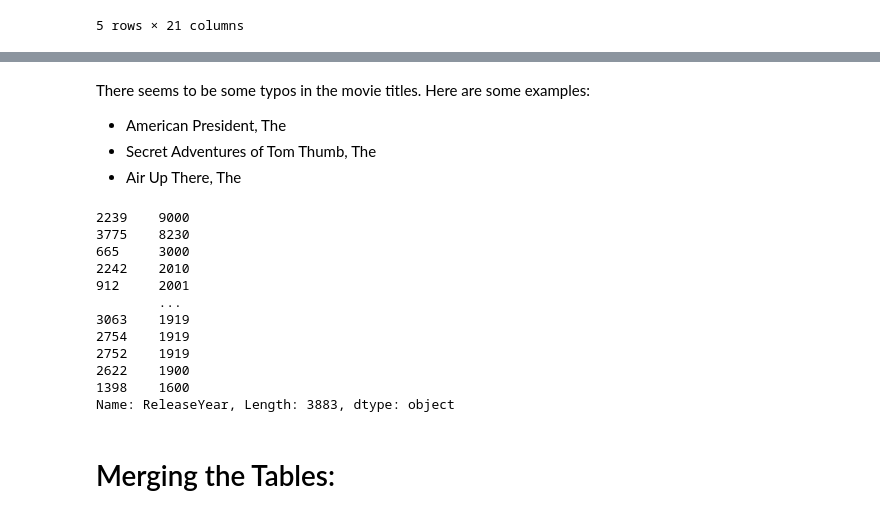
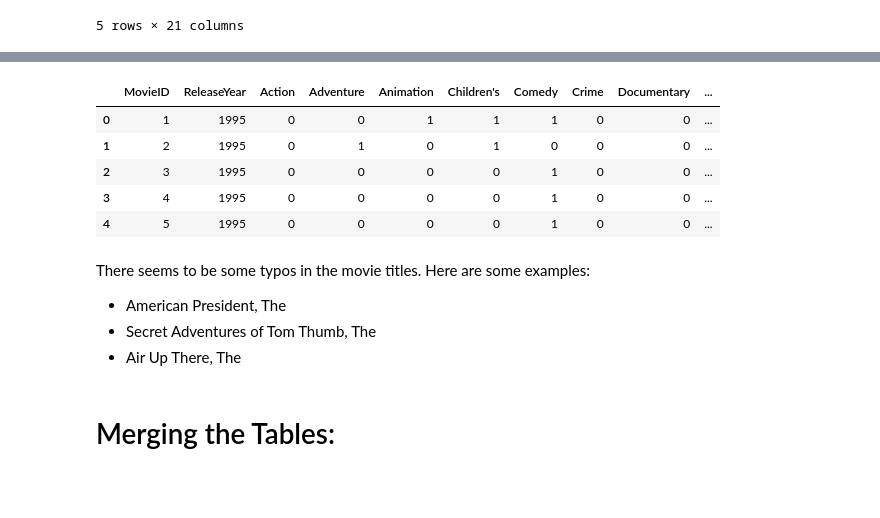
Before and after one commit to squink2002/Movie-Recommendation-System-Project, a Jupyter notebook: code/movie_recommendation_system.ipynb, the cells around one changed output, grey strips where cells are left out. Cells and saved outputs as stored; diff of their text form; code cells hidden in the pictures; blank space fills up the shorter version.

```diff
--- a/code/movie_recommendation_system.ipynb
+++ b/code/movie_recommendation_system.ipynb
@@ -355,3 +392,18 @@ movies.head()
+# %%
+# Creating movie look up table:
+movie_lookup = movies[['MovieID', 'Title']]
+movie_lookup
+
+# Dropping the title from movie table:
+movies = movies.drop('Title', axis= 1)
+movies.head()
+# %% [output]
+|  | MovieID | ReleaseYear | Action | Adventure | Animation | Children's | Comedy | Crime | Documentary | ... |
+| 0 | 1 | 1995 | 0 | 0 | 1 | 1 | 1 | 0 | 0 | ... |
+| 1 | 2 | 1995 | 0 | 1 | 0 | 1 | 0 | 0 | 0 | ... |
+| 2 | 3 | 1995 | 0 | 0 | 0 | 0 | 1 | 0 | 0 | ... |
+| 3 | 4 | 1995 | 0 | 0 | 0 | 0 | 1 | 0 | 0 | ... |
+| 4 | 5 | 1995 | 0 | 0 | 0 | 0 | 1 | 0 | 0 | ... |
 # %% [markdown]
 There seems to be some typos in the movie titles. Here are some examples:
 - American President, The
@@ -363,17 +415,2 @@ movie_titles.to_csv('movie_titles.csv', index= False)
-# %%
-movies['ReleaseYear'].sort_values(ascending= False)
-# %% [output]
-2239    9000
-3775    8230
-665     3000
-2242    2010
-912     2001
-        ...
-3063    1919
-2754    1919
-2752    1919
-2622    1900
-1398    1600
-Name: ReleaseYear, Length: 3883, dtype: object
 # %% [markdown]
 # Merging the Tables:
```
Also changed, not shown: parts of 12 cells of this notebook.
